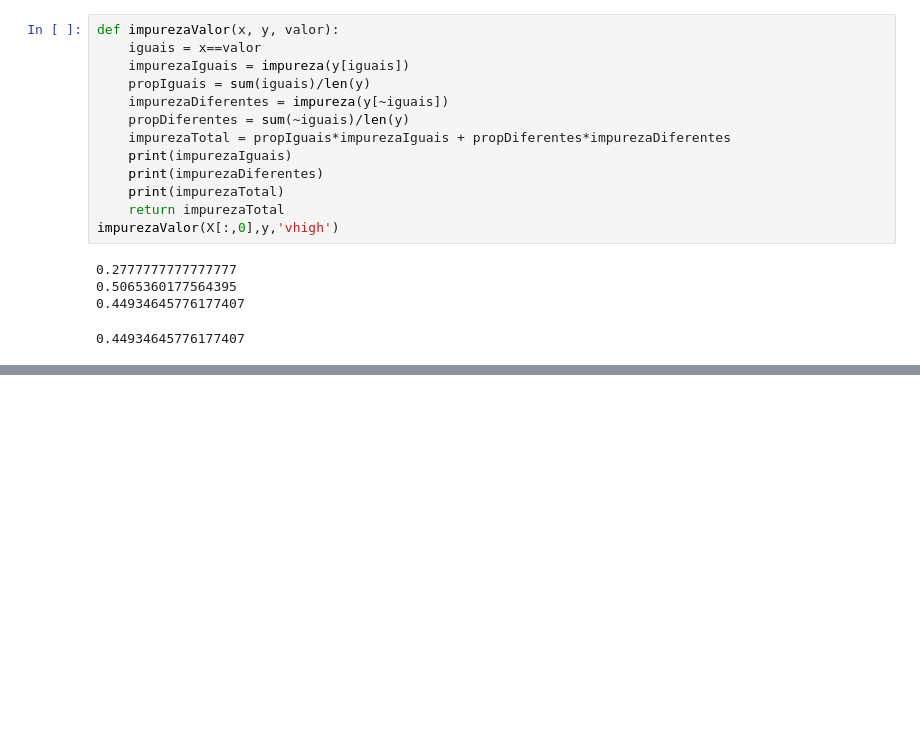
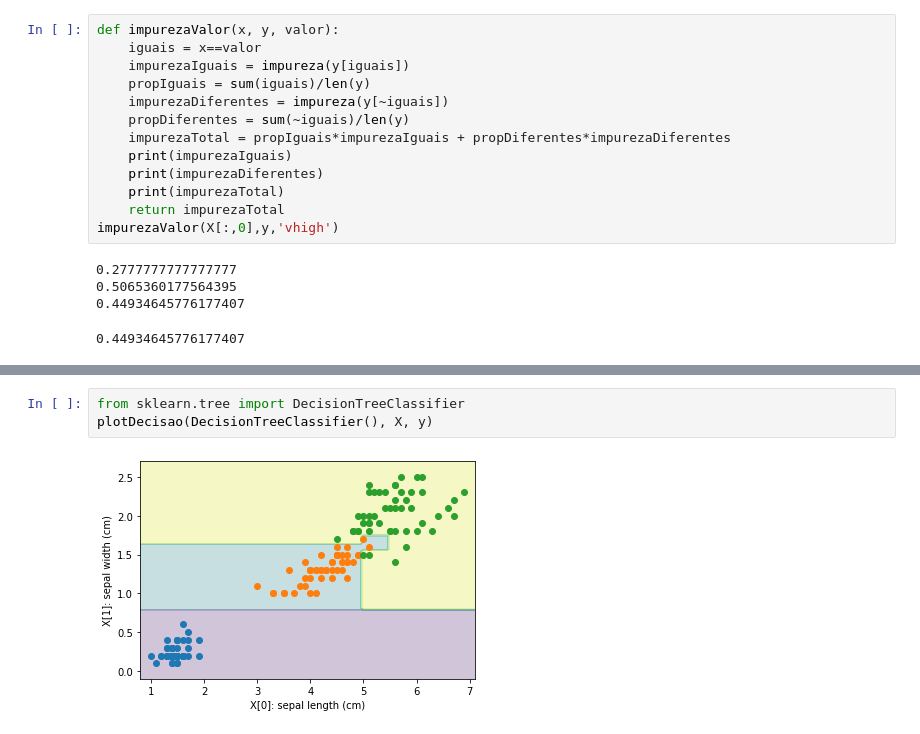
Before and after one commit to diogosantanaime/reconhecimento_padroes, a Jupyter notebook: aulas/05 - arvore.ipynb, the cells around one changed output, grey strips where cells are left out. Drawn from its saved outputs; the diff is of its cells as text; blank space fills up the shorter version.

```diff
--- a/aulas/05 - arvore.ipynb
+++ b/aulas/05 - arvore.ipynb
@@ -162,0 +323,5 @@ acc
+# %%
+from sklearn.tree import DecisionTreeClassifier
+plotDecisao(DecisionTreeClassifier(), X, y)
+# %% [output]
+[figure, added]
```
Also changed, not shown: parts of 24 cells of this notebook, 13 other files.
